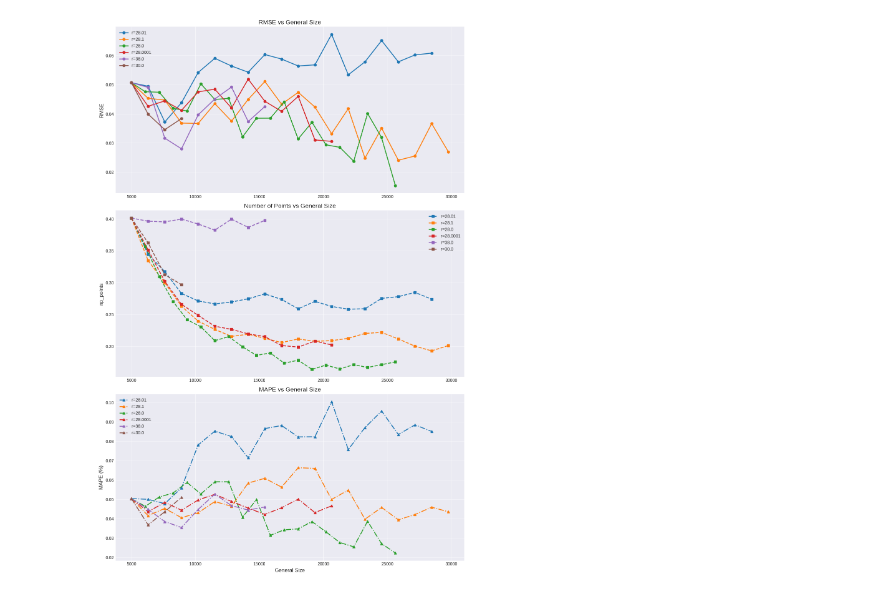
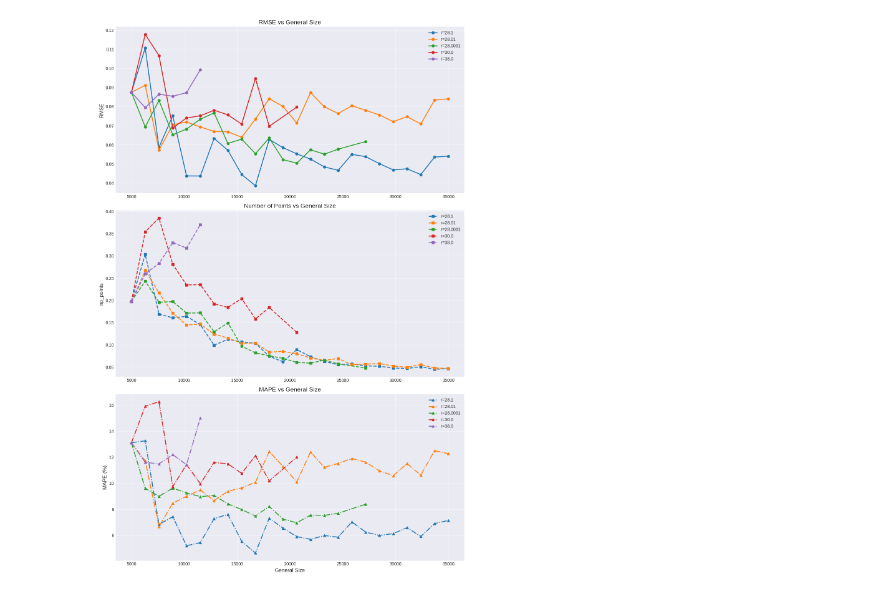
Before and after one commit to yaroslawwww/PaTHoP-assets, a Jupyter notebook: subbackups/Size_experiment/exp.ipynb, the cells around one changed output. Saved outputs shown, nothing was run; the diff lists cells and outputs as text; code cells hidden in the pictures.

```diff
--- a/subbackups/Size_experiment/exp.ipynb
+++ b/subbackups/Size_experiment/exp.ipynb
@@ -5,7 +5,7 @@ import numpy as np
 
 # Загрузка данных
 df = pd.read_csv(
-    'size_experiment_final.txt',
+    'size_experiment_final_10.txt',
     header=None,
     names=[
         'deviation',
@@ -59,32 +59,32 @@ for d in deviations:
         label=f'r={d+28}'
     )
 plt.title('Number of Points vs General Size', fontsize=14)
 plt.ylabel('np_points', fontsize=12)
 plt.grid(True, alpha=0.7)
 plt.legend()
 
 # График для MAPE
 plt.subplot(3, 1, 3)
 for d in deviations:
     subset = df[df['deviation'] == d]
     # Сортировка по general_size
     subset = subset.sort_values('general_size')
     plt.plot(
         subset['general_size'],
-        subset['mape'],
+        subset['mape'] * 100,
         '^-.',
         linewidth=2,
         markersize=6,
         label=f'r={d+28}'
     )
 plt.title('MAPE vs General Size', fontsize=14)
 plt.xlabel('General Size', fontsize=12)
 plt.ylabel('MAPE (%)', fontsize=12)
 plt.grid(True, alpha=0.7)
 plt.legend()
 
 plt.tight_layout()
 plt.savefig('sorted_metrics_vs_general_size.png', dpi=300)
 plt.show()
 # %% [output]
-[figure, old version]
+[figure, new version]
```
Also changed, not shown: 26 other files.
